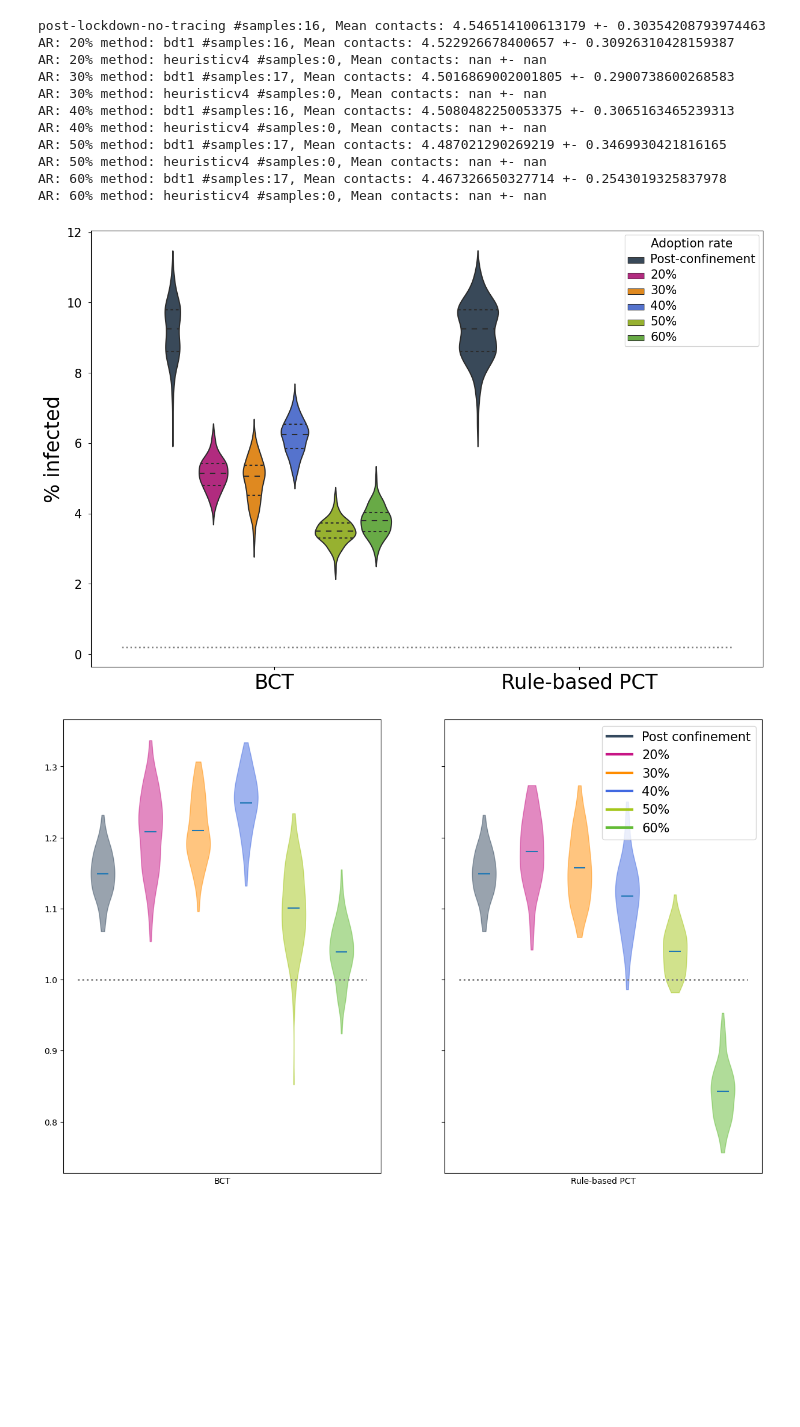
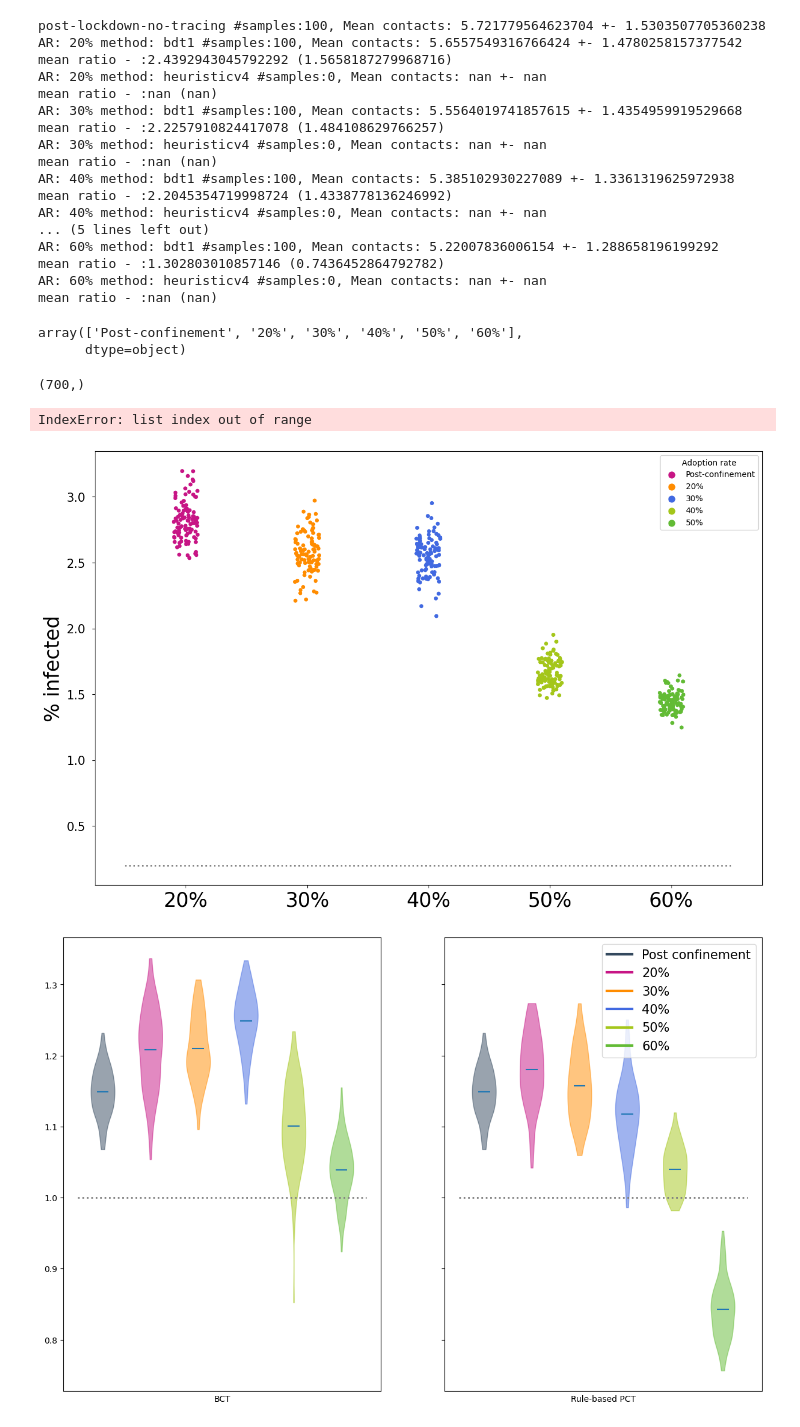
Before and after one commit to mila-iqia/COVI-AgentSim, a Jupyter notebook: notebooks/adopton_rate_sensitivity.ipynb, the cells around one changed output. Saved outputs shown, nothing was run; the diff lists cells and outputs as text; code cells hidden in the pictures; blank space fills up the shorter version.

```diff
--- a/notebooks/adopton_rate_sensitivity.ipynb
+++ b/notebooks/adopton_rate_sensitivity.ipynb
@@ -48,7 +48,7 @@ OTHER_METHODS = ['bdt1', 'heuristicv4']
 ALL_METHODS = OTHER_METHODS + [NO_TRACING]
 
 # _CONTACT_RANGE_=None # [6 - 0.5 , 6 + 0.5]
-_CONTACT_RANGE_= [4, 5]
+_CONTACT_RANGE_= [4, 6]
 TARGET_R_FOR_NO_TRACING = 1.2
 MARGIN = 0.75
 
@@ -111,6 +111,7 @@ for ar in ARs:
 
 
 # find it for all other adoption rates
+# dfo = {method:{ar:None} for method in ALL_METHODS for ar in ARs}
 for ar in ARs:
     df = dfs[ar]
     df = df[df["effective_contacts"].between(*CONTACT_RANGE)]
@@ -118,20 +119,44 @@ for ar in ARs:
         mu = df[df['method'] == method]['effective_contacts'].mean()
         std = df[df['method'] == method]['effective_contacts'].std()
         print(f"AR: {ar}% method: {method} #samples:{sum(df['method'] == method)}, Mean contacts: {mu} +- {std}")
-        distributions[method][ar] = bootstrap(df[df['method'] == method][Y])
-        df[df['method'] == method]['effective_contacts'].mean()
+#         distributions[method][ar] = bootstrap(df[df['method'] == method][Y])
+#         distributions[method][ar] =  df[df['method'] == method][Y]
+        num = np.array(bootstrap(df[df['method'] == method][Y]))
+        denom = np.array(bootstrap(df[df['method'] == method]['effective_contacts']))
+
+        distributions[method][ar] = list(num/denom)
+#         distributions[method][ar] = df[df['method'] == method][Y] / df[df['method'] == method]['effective_contacts']
+#         df[df['method'] == method]['effective_contacts'].mean()
+#         dfo[method][ar] = df[df['method'] == method]['effective_contacts']
+        ratios = df[df['method'] == method][Y] / df[df['method'] == method]['effective_contacts']
+        print(f"mean ratio - :{ratios.mean()} ({ratios.std()})")
 # %% [output]
-post-lockdown-no-tracing #samples:16, Mean contacts: 4.546514100613179 +- 0.30354208793974463
-AR: 20% method: bdt1 #samples:16, Mean contacts: 4.522926678400657 +- 0.30926310428159387
+post-lockdown-no-tracing #samples:100, Mean contacts: 5.721779564623704 +- 1.5303507705360238
+AR: 20% method: bdt1 #samples:100, Mean contacts: 5.6557549316766424 +- 1.4780258157377542
+mean ratio - :2.4392943045792292 (1.5658187279968716)
 AR: 20% method: heuristicv4 #samples:0, Mean contacts: nan +- nan
-AR: 30% method: bdt1 #samples:17, Mean contacts: 4.5016869002001805 +- 0.2900738600268583
+mean ratio - :nan (nan)
+AR: 30% method: bdt1 #samples:100, Mean contacts: 5.5564019741857615 +- 1.4354959919529668
+mean ratio - :2.2257910824417078 (1.484108629766257)
 AR: 30% method: heuristicv4 #samples:0, Mean contacts: nan +- nan
-AR: 40% method: bdt1 #samples:16, Mean contacts: 4.5080482250053375 +- 0.3065163465239313
+mean ratio - :nan (nan)
+AR: 40% method: bdt1 #samples:100, Mean contacts: 5.385102930227089 +- 1.3361319625972938
+mean ratio - :2.2045354719998724 (1.4338778136246992)
 AR: 40% method: heuristicv4 #samples:0, Mean contacts: nan +- nan
-AR: 50% method: bdt1 #samples:17, Mean contacts: 4.487021290269219 +- 0.3469930421816165
-AR: 50% method: heuristicv4 #samples:0, Mean contacts: nan +- nan
-AR: 60% method: bdt1 #samples:17, Mean contacts: 4.467326650327714 +- 0.2543019325837978
+... (5 lines left out)
+AR: 60% method: bdt1 #samples:100, Mean contacts: 5.22007836006154 +- 1.288658196199292
+mean ratio - :1.302803010857146 (0.7436452864792782)
 AR: 60% method: heuristicv4 #samples:0, Mean contacts: nan +- nan
+mean ratio - :nan (nan)
+# %%
+df['adoption'].unique()
+# %% [output]
+array(['Post-confinement', '20%', '30%', '40%', '50%', '60%'],
+      dtype=object)
+# %%
+df['contacts'].shape
+# %% [output]
+(700,)
 # %%
 FONT_SIZE = 25
 LEGEND_FONTSIZE=12
@@ -145,53 +170,58 @@ for method in OTHER_METHODS:
     tmp_df[Y] = distributions[NO_TRACING][20]
     tmp_df['method'] = LABELMAP[method]
     tmp_df['adoption'] = AR_LABEL_MAP[0]
+#     tmp_df['contacts'] = dfo[LABELMAP[method]][20]
     df = pd.concat([df, tmp_df], axis=0, ignore_index=True)
 
-    # add a placeholder for no tracing in each method
     for ar in ARs:
         tmp_df = pd.DataFrame()
         tmp_df[Y] = distributions[method][ar]
         tmp_df['method'] = LABELMAP[method]
         tmp_df['adoption'] = AR_LABEL_MAP[ar]
+#         tmp_df['contacts'] = dfo[method][ar]
         df = pd.concat([df, tmp_df], axis=0, ignore_index=True)
 
 plt.figure(figsize=(15, 10), dpi=100)
-ax = sns.violinplot(x="method", y=Y, hue="adoption", data=df,
-                        inner="quartiles", cut=2, palette={AR_LABEL_MAP[ar]:AR_COLOR_MAP[ar] for ar in [0] + ARs})
+# ax = sns.violinplot(x="method", y=Y, hue="adoption", data=df,
+#                         inner="quartiles", cut=2, palette={AR_LABEL_MAP[ar]:AR_COLOR_MAP[ar] for ar in [0] + ARs})
+
+ax = sns.stripplot(x="adoption", y=Y, hue="adoption", data=df[ df['adoption']!= 'Post-confinement'],
+                  palette={AR_LABEL_MAP[ar]:AR_COLOR_MAP[ar] for ar in [0] + ARs})
 
 
 ax.set_xlabel("", fontsize=FONT_SIZE)
 ax.set_ylabel(Y_MAP[Y], fontsize=FONT_SIZE)
 # ax.set_ylim((0.70, 1.50))
 # ax.set_yticks(np.linspace(0.70, 1.50, 8)[1:-1])
 ax.set_xticklabels(ax.get_xticklabels(), fontsize=FONT_SIZE)
 for tick in ax.yaxis.get_major_ticks():
     tick.label.set_fontsize(TICKSIZE)
     tick.set_pad(8.)
 
 
 # ref line
 if Y == "r":
     ax.plot(ax.get_xlim(),  [1, 1],  linestyle=":", color="gray", linewidth=2)
 if Y == "percentage_infected":
     ax.plot(ax.get_xlim(),  [0.2, 0.2],  linestyle=":", color="gray", linewidth=2)
 
 # legend
 L = ax.legend()
 L.set_title("Adoption rate")
 L.get_texts()[0].set_text(AR_LABEL_MAP[0])
 for i, ar in enumerate(ARs):
     L.get_texts()[i+1].set_text(AR_LABEL_MAP[ar])
 
 _ = plt.setp(L.get_texts(), fontsize=15)
 _ = plt.setp(L.get_title(), fontsize=15)
 
-filename = f"{BASEPATH}/violin_sticks_epi_{Y}"
+filename = f"{BASEPATH}/violin_sticks_epi_{Y}_raw"
 filename += f"_C_{CONTACT_RANGE[0]:.2f}-{CONTACT_RANGE[1]: .2f}" if _CONTACT_RANGE_ is not None else ""
 filename = filename.replace(".", "_") # to allow decimals in contact range string
 plt.savefig(f"{filename}.png", bbox_inches="tight", pad_inches=0.1)
 # %% [output]
+IndexError: list index out of range
-[figure, old version]
+[figure, new version]
 # %%
 fig, axs = plt.subplots(nrows=1, ncols=len(OTHER_METHODS), figsize=(15,10), dpi=100, sharey=True)
 
```
Also changed, not shown: 1 other file.
